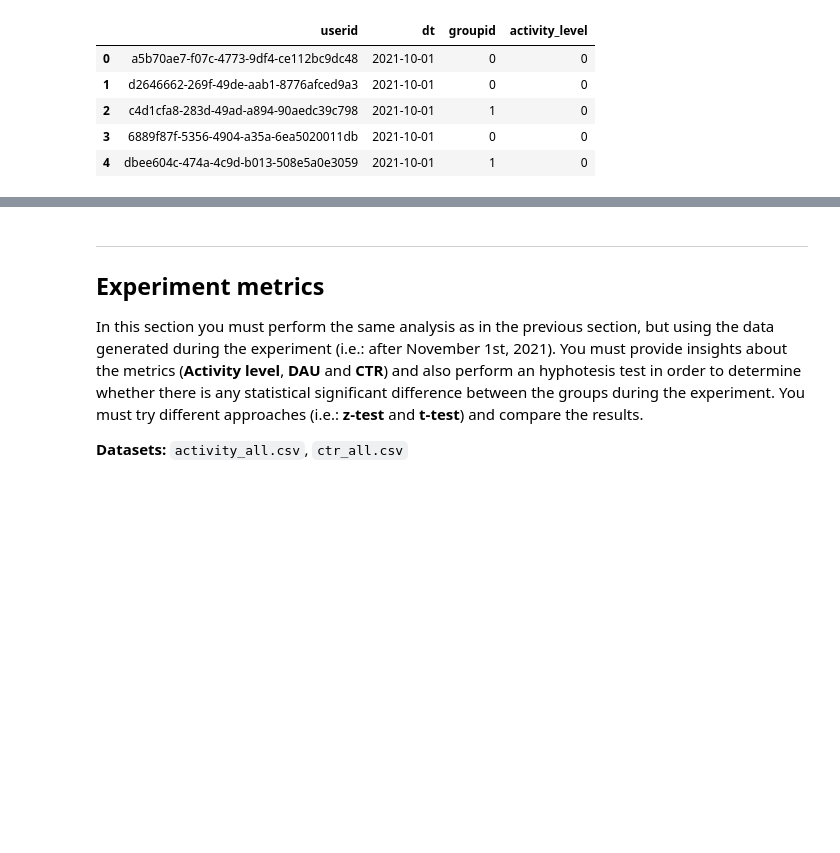
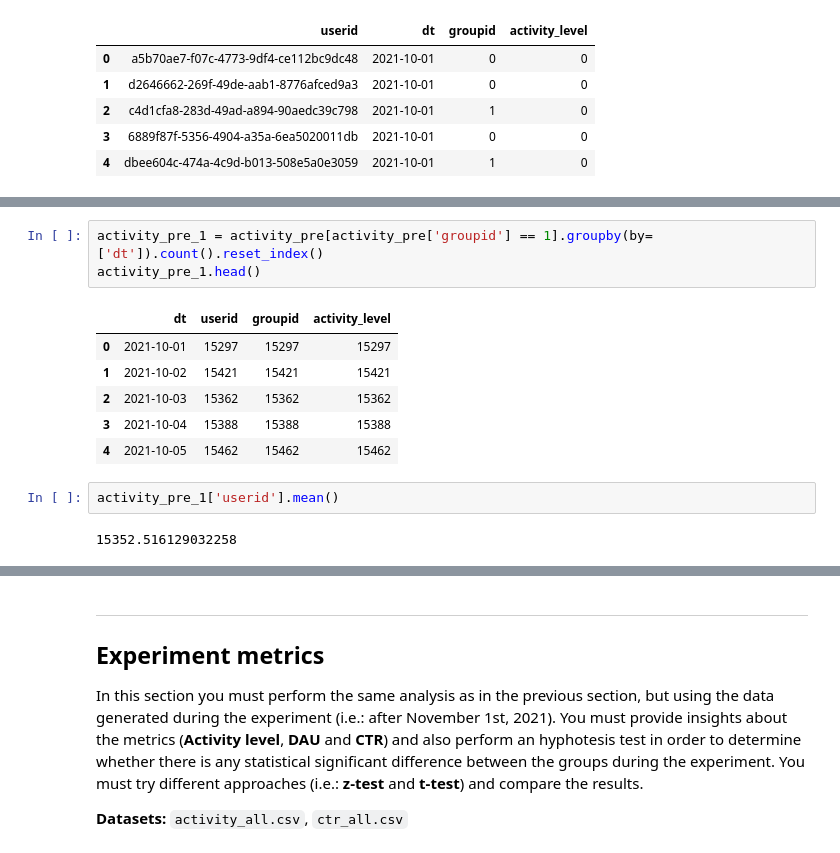
Before and after one commit to MargaMontV/the_significant_challenge, a Jupyter notebook: ab_test_challenge.ipynb, the cells around one changed output, grey strips where cells are left out. Drawn from its saved outputs; the diff is of its cells as text; blank space fills up the shorter version.

```diff
--- a/ab_test_challenge.ipynb
+++ b/ab_test_challenge.ipynb
@@ -466,0 +547,14 @@ ctr_pre.head()
+# %%
+activity_pre_1 = activity_pre[activity_pre['groupid'] == 1].groupby(by=['dt']).count().reset_index()
+activity_pre_1.head()
+# %% [output]
+|  | dt | userid | groupid | activity_level |
+| 0 | 2021-10-01 | 15297 | 15297 | 15297 |
+| 1 | 2021-10-02 | 15421 | 15421 | 15421 |
+| 2 | 2021-10-03 | 15362 | 15362 | 15362 |
+| 3 | 2021-10-04 | 15388 | 15388 | 15388 |
+| 4 | 2021-10-05 | 15462 | 15462 | 15462 |
+# %%
+activity_pre_1['userid'].mean()
+# %% [output]
+15352.516129032258
```
Also changed, not shown: parts of 48 cells of this notebook.
